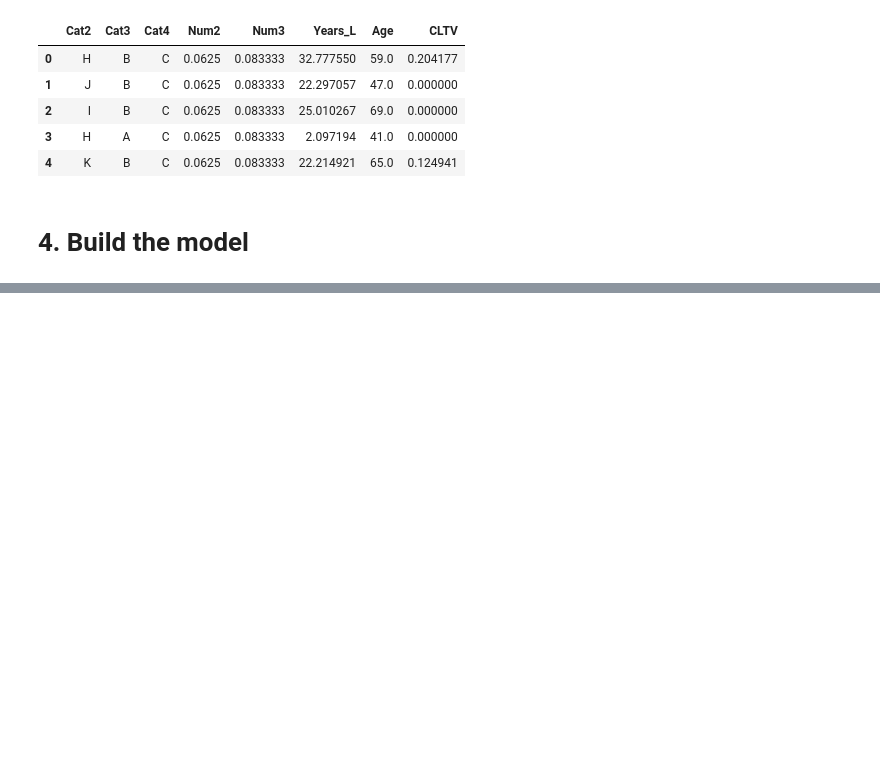
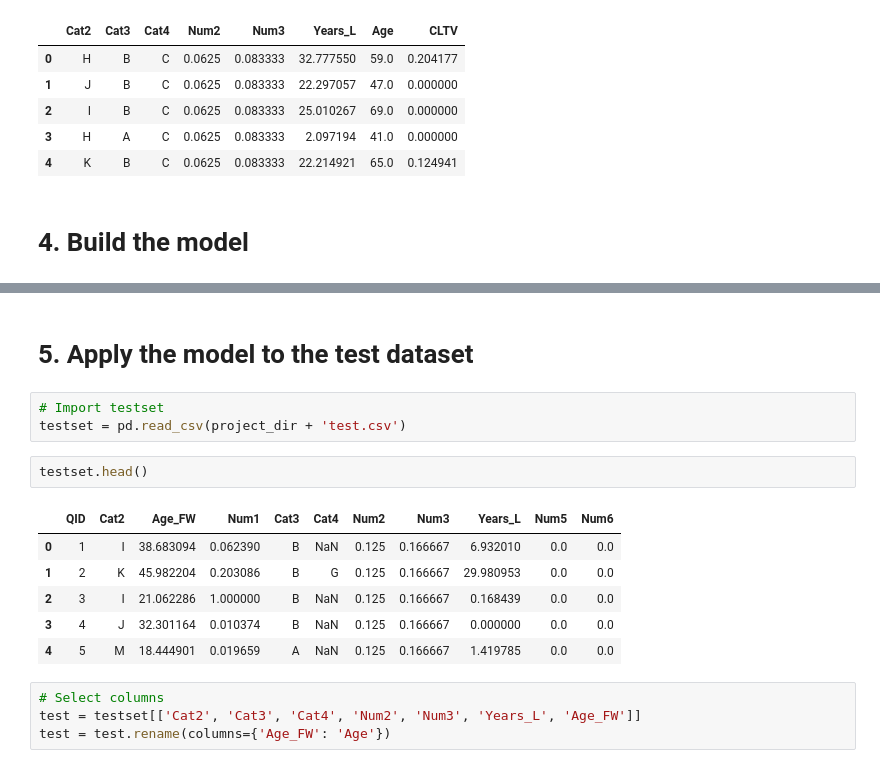
Before and after one commit to huangchao2528/Projects, a Jupyter notebook: HInsurance - LTV Prediction/HInsurance - LTV Prediction - Encrypted.ipynb, the cells around one changed output, grey strips where cells are left out. Drawn from its saved outputs; the diff is of its cells as text; blank space fills up the shorter version.

```diff
--- a/HInsurance - LTV Prediction/HInsurance - LTV Prediction - Encrypted.ipynb
+++ b/HInsurance - LTV Prediction/HInsurance - LTV Prediction - Encrypted.ipynb
@@ -490,0 +537,18 @@ np.var(y_test)
+# %% [markdown]
+# 5. Apply the model to the test dataset
+# %%
+# Import testset
+testset = pd.read_csv(project_dir + 'test.csv')
+# %%
+testset.head()
+# %% [output]
+|  | QID | Cat2 | Age_FW | Num1 | Cat3 | Cat4 | Num2 | Num3 | Years_L | Num5 | Num6 |
+| 0 | 1 | I | 38.683094 | 0.062390 | B | NaN | 0.125 | 0.166667 | 6.932010 | 0.0 | 0.0 |
+| 1 | 2 | K | 45.982204 | 0.203086 | B | G | 0.125 | 0.166667 | 29.980953 | 0.0 | 0.0 |
+| 2 | 3 | I | 21.062286 | 1.000000 | B | NaN | 0.125 | 0.166667 | 0.168439 | 0.0 | 0.0 |
+| 3 | 4 | J | 32.301164 | 0.010374 | B | NaN | 0.125 | 0.166667 | 0.000000 | 0.0 | 0.0 |
+| 4 | 5 | M | 18.444901 | 0.019659 | A | NaN | 0.125 | 0.166667 | 1.419785 | 0.0 | 0.0 |
+# %%
+# Select columns
+test = testset[['Cat2', 'Cat3', 'Cat4', 'Num2', 'Num3', 'Years_L', 'Age_FW']]
+test = test.rename(columns={'Age_FW': 'Age'})
```
Also changed, not shown: parts of 16 cells of this notebook, 1 other file.
